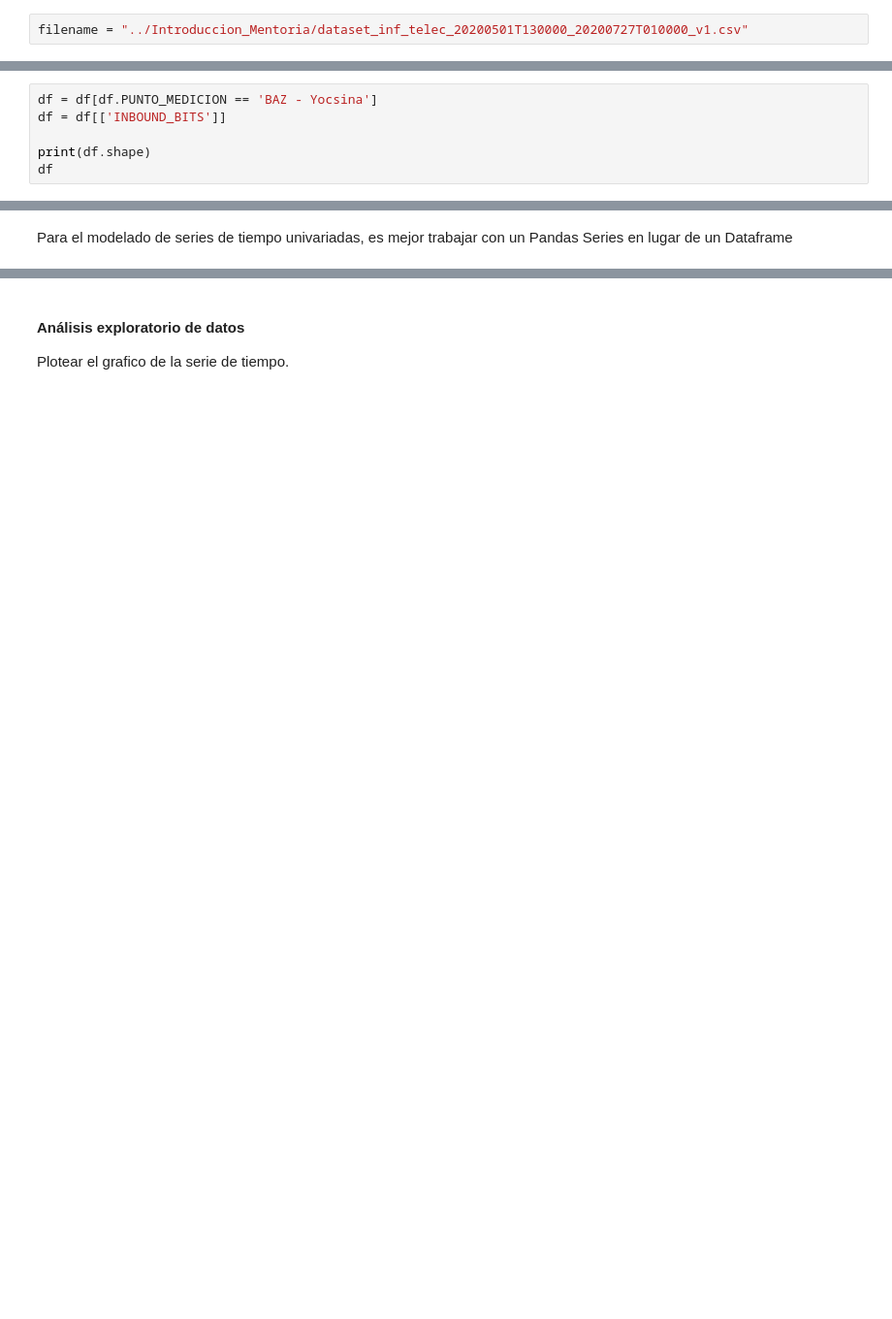
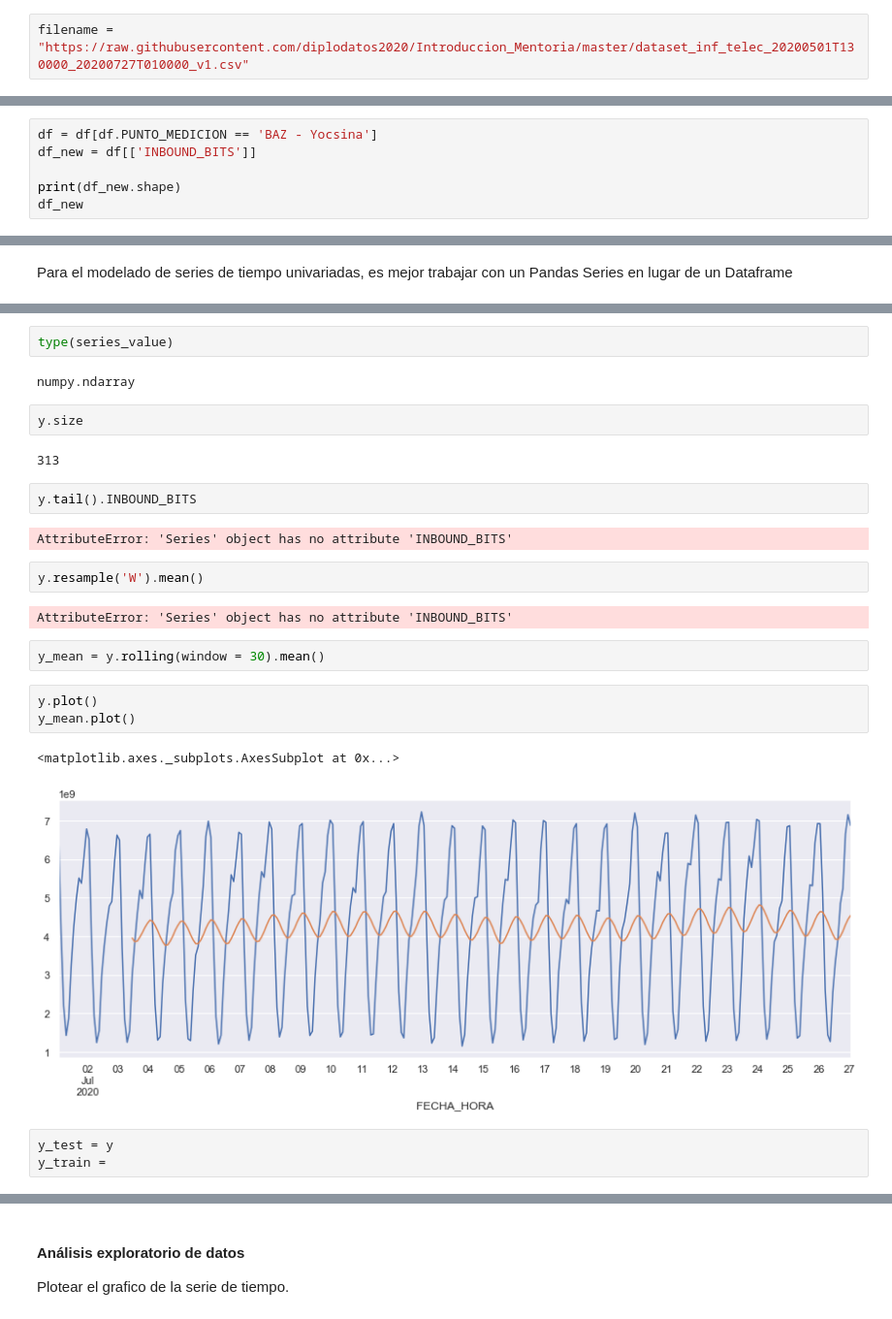
Before and after one commit to diplodatos2020/AprendizajeSupervisado_Mentoria, a Jupyter notebook: Practico_AS.ipynb, the cells around one changed output, grey strips where cells are left out. Shown at 97% size. Cells and saved outputs as stored; diff of their text form; blank space fills up the shorter version.

```diff
--- a/Practico_AS.ipynb
+++ b/Practico_AS.ipynb
@@ -33,7 +35,7 @@ warnings.filterwarnings('ignore')
 sns.set_style('whitegrid')
 sns.set(rc={'figure.figsize':(15, 5)})
 # %%
-filename = "../Introduccion_Mentoria/dataset_inf_telec_20200501T130000_20200727T010000_v1.csv"
+filename = "https://raw.githubusercontent.com/diplodatos2020/Introduccion_Mentoria/master/dataset_inf_telec_20200501T130000_20200727T010000_v1.csv"
 # %%
 df = pd.read_csv(
     filename,
@@ -77,7 +96,7 @@ Vamos a hacer forecasting sobre la variable `INBOUND_BITS` de dicho punto de med
 df = df.loc['2020-07-01 00:00:00':]
 # %%
 df = df[df.PUNTO_MEDICION == 'BAZ - Yocsina']
-df = df[['INBOUND_BITS']]
+df_new = df[['INBOUND_BITS']]
 
-print(df.shape)
-df
+print(df_new.shape)
+df_new
@@ -89,0 +191,27 @@ y = df['INBOUND_BITS']
+# %%
+type(series_value)
+# %% [output]
+numpy.ndarray
+# %%
+y.size
+# %% [output]
+313
+# %%
+y.tail().INBOUND_BITS
+# %% [output]
+AttributeError: 'Series' object has no attribute 'INBOUND_BITS'
+# %%
+y.resample('W').mean()
+# %% [output]
+AttributeError: 'Series' object has no attribute 'INBOUND_BITS'
+# %%
+y_mean = y.rolling(window = 30).mean()
+# %%
+y.plot()
+y_mean.plot()
+# %% [output]
+<matplotlib.axes._subplots.AxesSubplot at 0x...>
+[figure, added]
+# %%
+y_test = y
+y_train =
```
Also changed, not shown: parts of 28 cells of this notebook, 12 other files.
